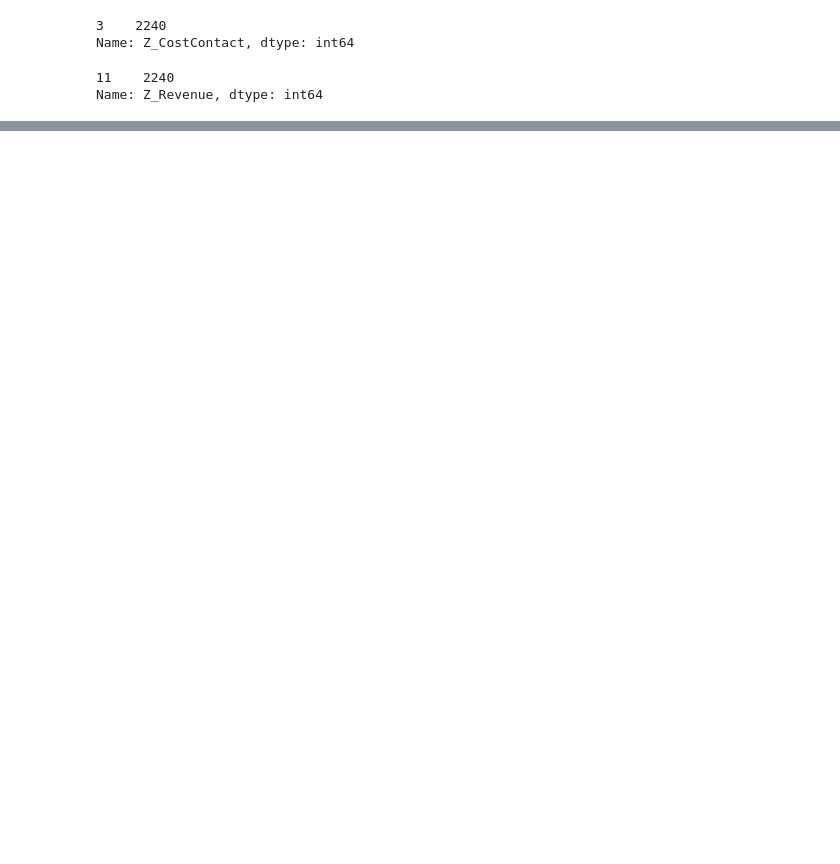
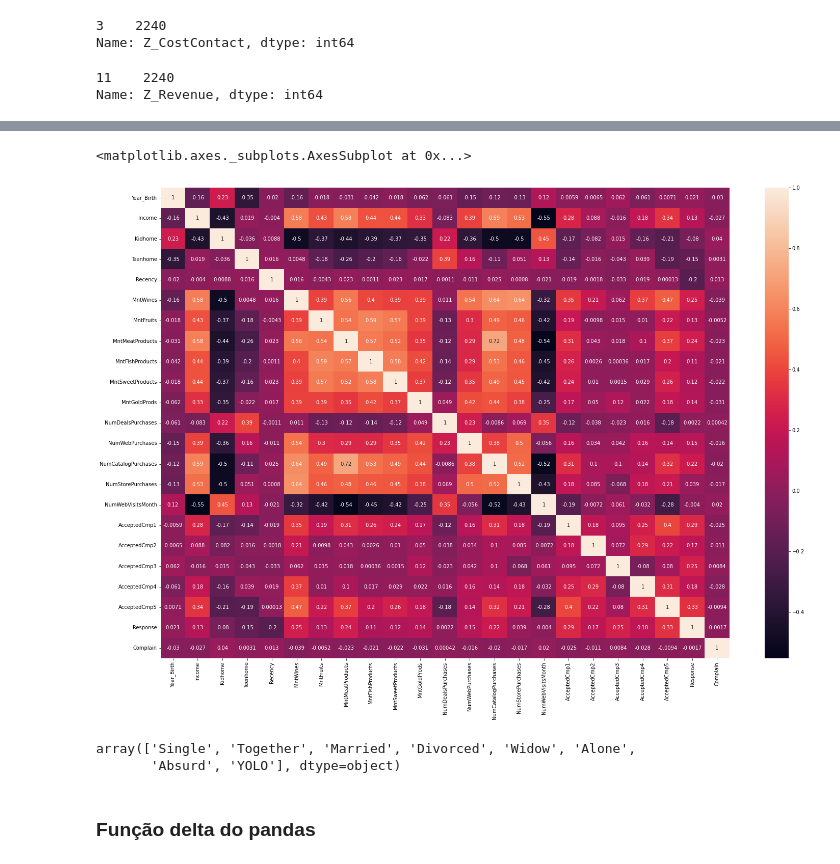
Before and after one commit to Pedro4010/caseifood, a Jupyter notebook: caseifood.ipynb, the cells around one changed output, grey strips where cells are left out. Saved outputs shown, nothing was run; the diff lists cells and outputs as text; code cells hidden in the pictures; blank space fills up the shorter version.

```diff
--- a/caseifood.ipynb
+++ b/caseifood.ipynb
@@ -158,0 +157,2 @@ dfi
+# %%
+dfi = dfi[['Year_Birth','Dt_Customer','Education','Marital_Status','Income','Kidhome','Teenhome','Recency','MntWines','MntFruits','MntMeatProducts','MntFishProducts','MntSweetProducts','MntGoldProds','NumDealsPurchases','NumWebPurchases','NumCatalogPurchases','NumStorePurchases','NumWebVisitsMonth','AcceptedCmp1','AcceptedCmp2','AcceptedCmp3','AcceptedCmp4','AcceptedCmp5','Response','Complain']]
@@ -158,0 +199,13 @@ dfi
+# %%
+plt.subplots(figsize=(25,17))
+sns.heatmap(dfi.corr(), annot=True)
+# %% [output]
+<matplotlib.axes._subplots.AxesSubplot at 0x...>
+[figure, added]
+# %%
+dfi['Marital_Status'].unique()
+# %% [output]
+array(['Single', 'Together', 'Married', 'Divorced', 'Widow', 'Alone',
+       'Absurd', 'YOLO'], dtype=object)
+# %% [markdown]
+### Função delta do pandas
```
Also changed, not shown: parts of 14 cells of this notebook.
